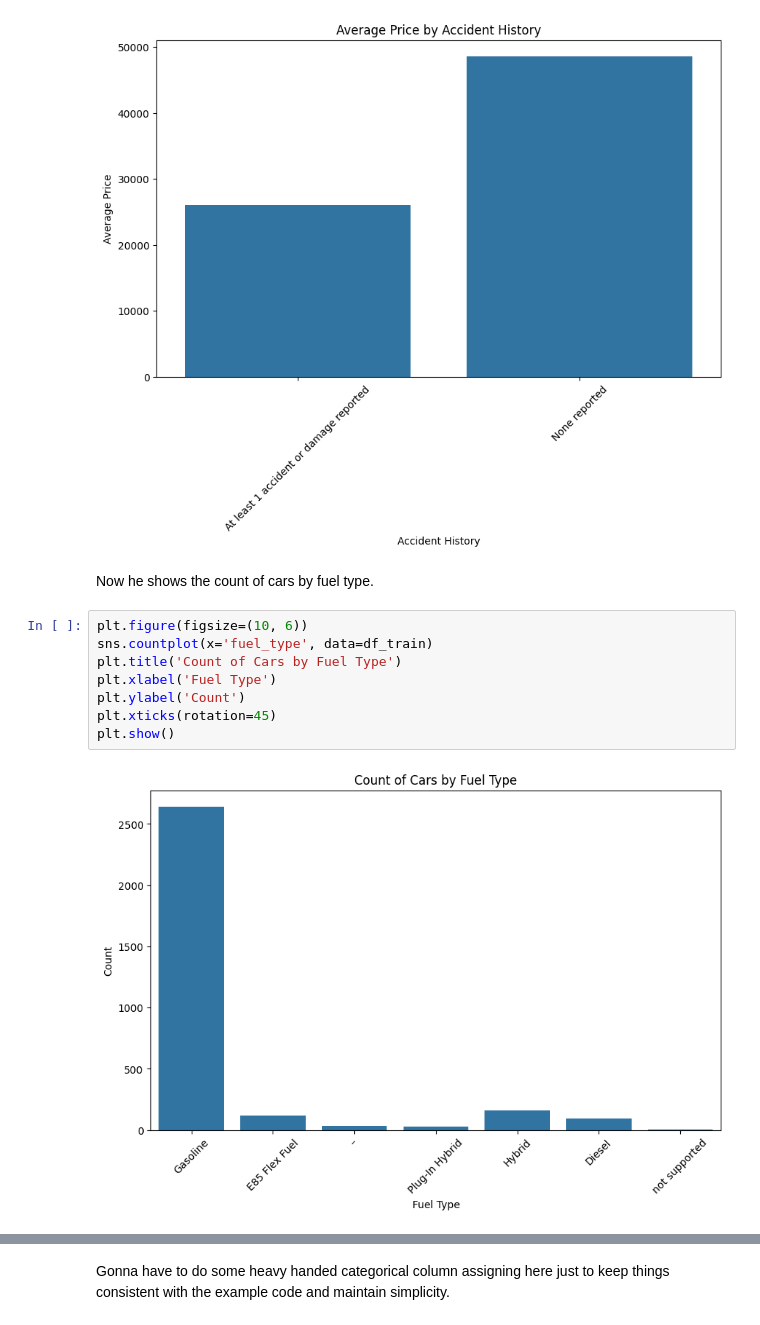
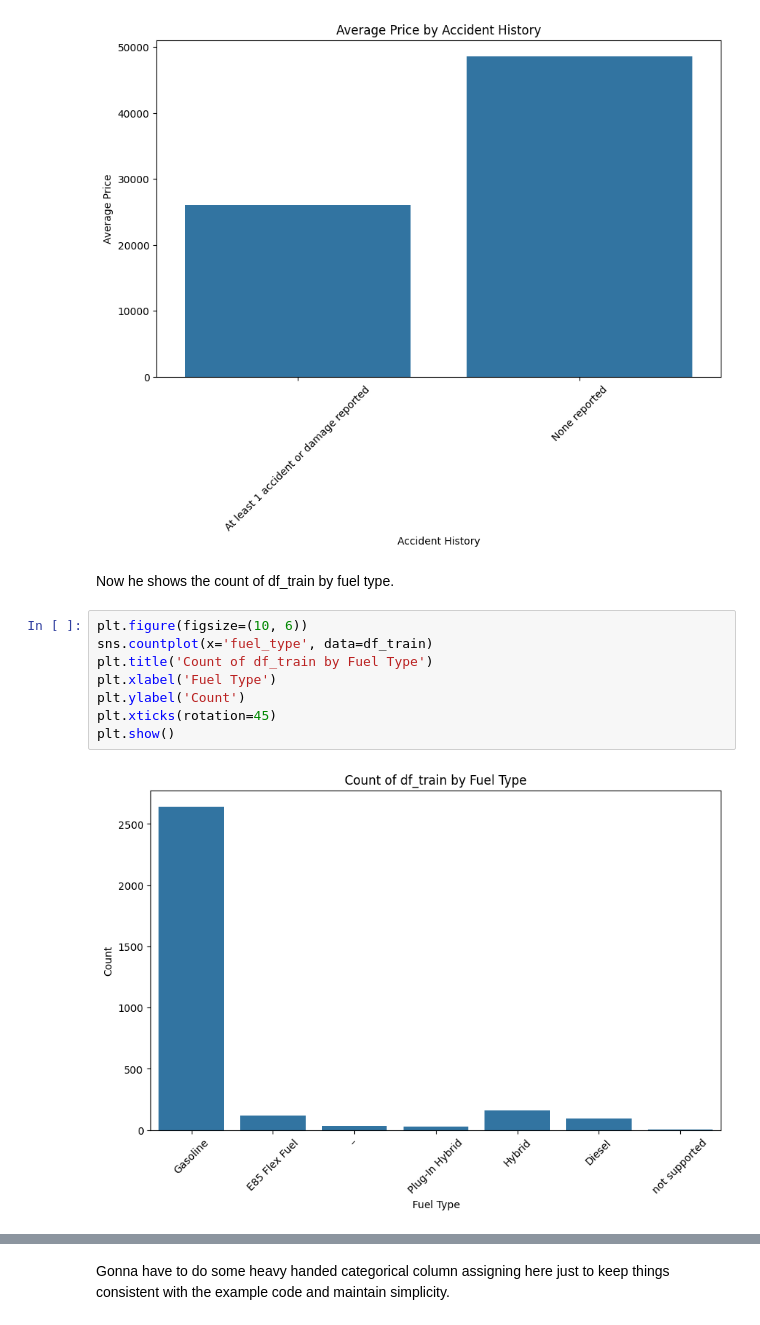
Before and after one commit to crdcamp/lin-reg-practice, a Jupyter notebook: kaggle_review.ipynb, the cells around one changed output, grey strips where cells are left out. Saved outputs shown, nothing was run; the diff lists cells and outputs as text.

```diff
--- a/kaggle_review.ipynb
+++ b/kaggle_review.ipynb
@@ -183,15 +186,15 @@ plt.show()
 # %% [output]
 [figure]
 # %% [markdown]
-Now he shows the count of cars by fuel type.
+Now he shows the count of df_train by fuel type.
 # %%
 plt.figure(figsize=(10, 6))
 sns.countplot(x='fuel_type', data=df_train)
-plt.title('Count of Cars by Fuel Type')
+plt.title('Count of df_train by Fuel Type')
 plt.xlabel('Fuel Type')
 plt.ylabel('Count')
 plt.xticks(rotation=45)
 plt.show()
 # %% [output]
-[figure, old version]
+[figure, new version]
 # %% [markdown]
```
Also changed, not shown: parts of 9 cells of this notebook, 1 other file.
